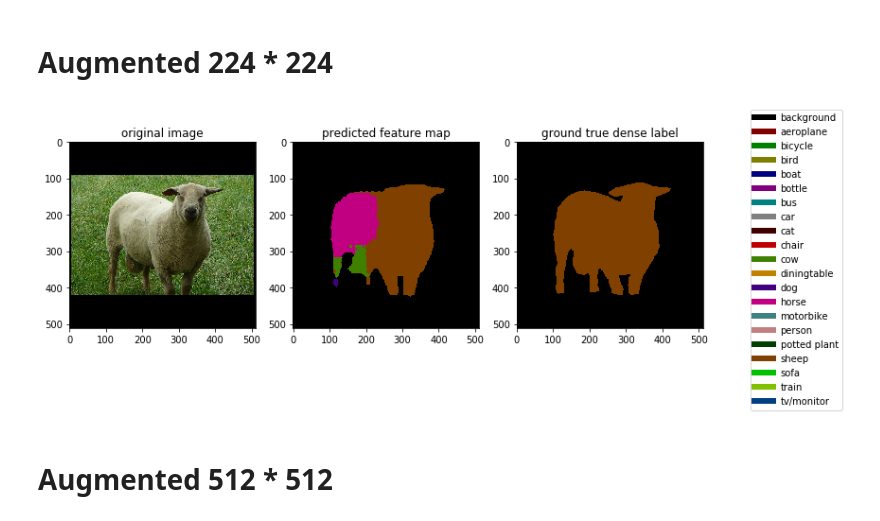
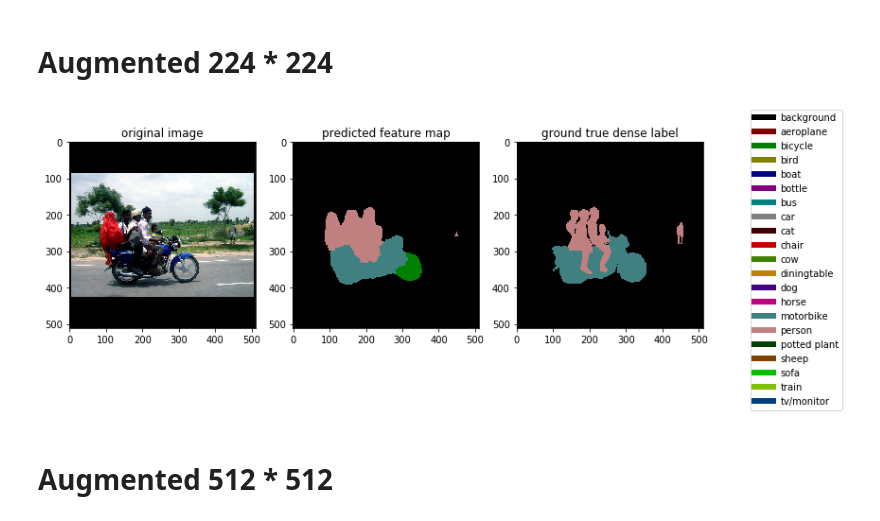
Before and after one commit to MartinMa28/FCN-pytorch, a Jupyter notebook: Inference.ipynb, the cells around one changed output. Saved outputs shown, nothing was run; the diff lists cells and outputs as text; code cells hidden in the pictures.

```diff
--- a/Inference.ipynb
+++ b/Inference.ipynb
@@ -406,9 +406,9 @@ fcn_scaled = FCN8sScaledOG(pretrained_net=vgg_model, n_class=21)
 fcn_scaled.load_state_dict(torch.load(model_state_dict_path, map_location='cpu'))
 # %%
 base_path = 'VOCAug/dataset/'
-inference_dense_label(fcn_scaled, base_path, '2010_003429')
+inference_dense_label(fcn_scaled, base_path, '2008_003249')
 # %% [output]
-[figure, old version]
+[figure, new version]
 # %% [markdown]
 # Augmented 512 * 512
 # %%
```
Also changed, not shown: parts of 1 cell of this notebook.
